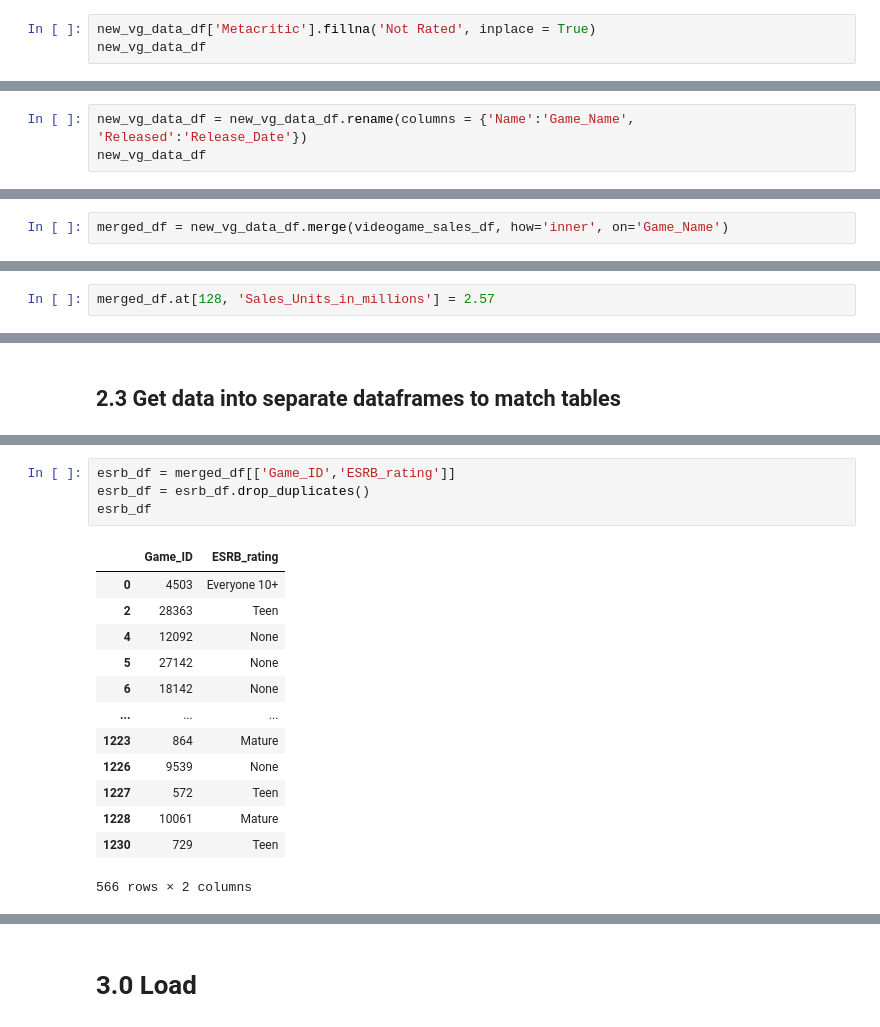
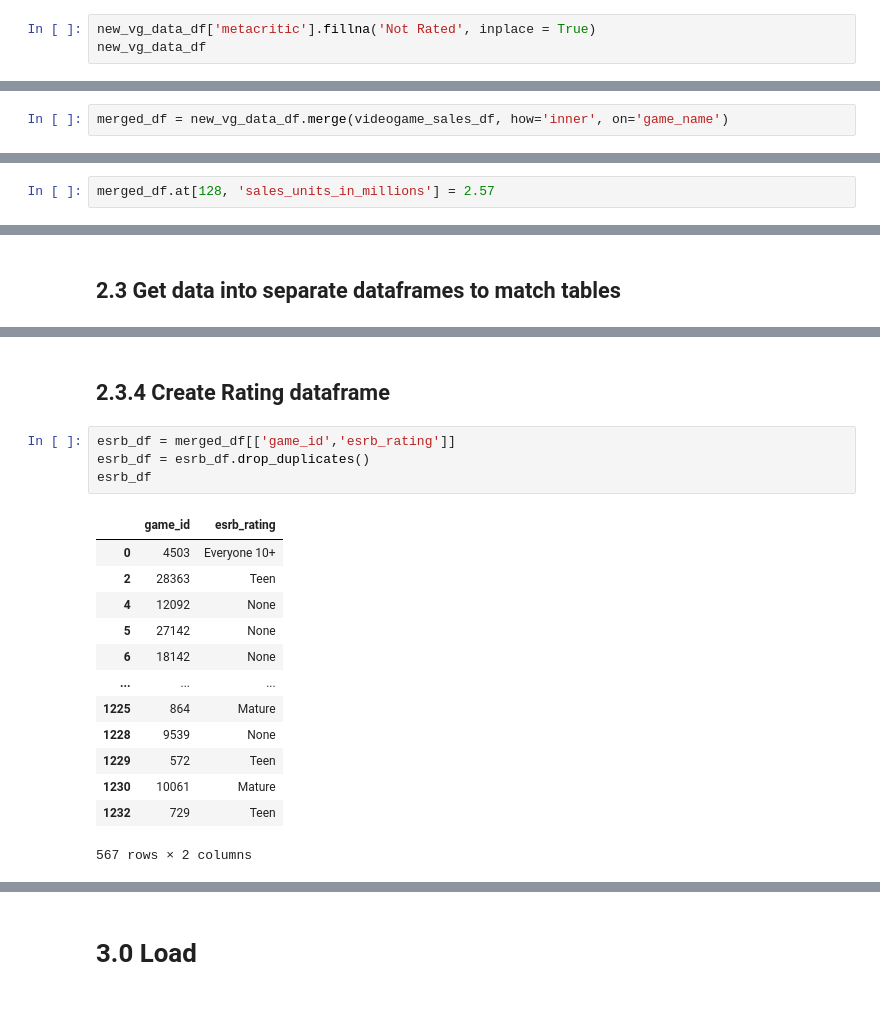
Before and after one commit to dalismo/api_call_of_duty_etl, a Jupyter notebook: AI_Extract_Transform_Load.ipynb, the cells around one changed output, grey strips where cells are left out. Cells and saved outputs as stored; diff of their text form.

```diff
--- a/AI_Extract_Transform_Load.ipynb
+++ b/AI_Extract_Transform_Load.ipynb
@@ -178,4 +207,4 @@ videogame_sales_df
 # %%
-new_vg_data_df['Metacritic'].fillna('Not Rated', inplace = True)
+new_vg_data_df['metacritic'].fillna('Not Rated', inplace = True)
 new_vg_data_df
 # %% [output]
@@ -197,3 +223,0 @@ new_vg_data_df
-# %%
-new_vg_data_df = new_vg_data_df.rename(columns = {'Name':'Game_Name', 'Released':'Release_Date'})
-new_vg_data_df
@@ -220,7 +230,7 @@ new_vg_data_df.to_csv('Resources/rawg_vg_data.csv', index=False)
 # %% [markdown]
 ## 2.2.6 Merge the two dataframes
 # %%
-merged_df = new_vg_data_df.merge(videogame_sales_df, how='inner', on='Game_Name')
+merged_df = new_vg_data_df.merge(videogame_sales_df, how='inner', on='game_name')
 # %% [markdown]
 ## 2.2.7 Locate the Game with the same Platform being shown twice
 # %%
@@ -236,5 +246,5 @@ merged_df.loc[merged_df['Game_ID'] ==4273]
 # %% [markdown]
 ## 2.2.8 Combine the sales unit for Game ID 4273 Platform PS3 by summing the two rows
 # %%
-merged_df.at[128, 'Sales_Units_in_millions'] = 2.57
+merged_df.at[128, 'sales_units_in_millions'] = 2.57
 # %%
@@ -300,18 +351,20 @@ platform_df
+# %% [markdown]
+## 2.3.4 Create Rating dataframe
 # %%
-esrb_df = merged_df[['Game_ID','ESRB_rating']]
+esrb_df = merged_df[['game_id','esrb_rating']]
 esrb_df = esrb_df.drop_duplicates()
 esrb_df
 # %% [output]
-|  | Game_ID | ESRB_rating |
+|  | game_id | esrb_rating |
 | 0 | 4503 | Everyone 10+ |
 | 2 | 28363 | Teen |
 | 4 | 12092 | None |
 | 5 | 27142 | None |
 | 6 | 18142 | None |
 | ... | ... | ... |
-| 1223 | 864 | Mature |
-| 1226 | 9539 | None |
-| 1227 | 572 | Teen |
-| 1228 | 10061 | Mature |
-| 1230 | 729 | Teen |
+| 1225 | 864 | Mature |
+| 1228 | 9539 | None |
+| 1229 | 572 | Teen |
+| 1230 | 10061 | Mature |
+| 1232 | 729 | Teen |
-566 rows × 2 columns
+567 rows × 2 columns
```
Also changed, not shown: parts of 38 cells of this notebook, 3 other files.
